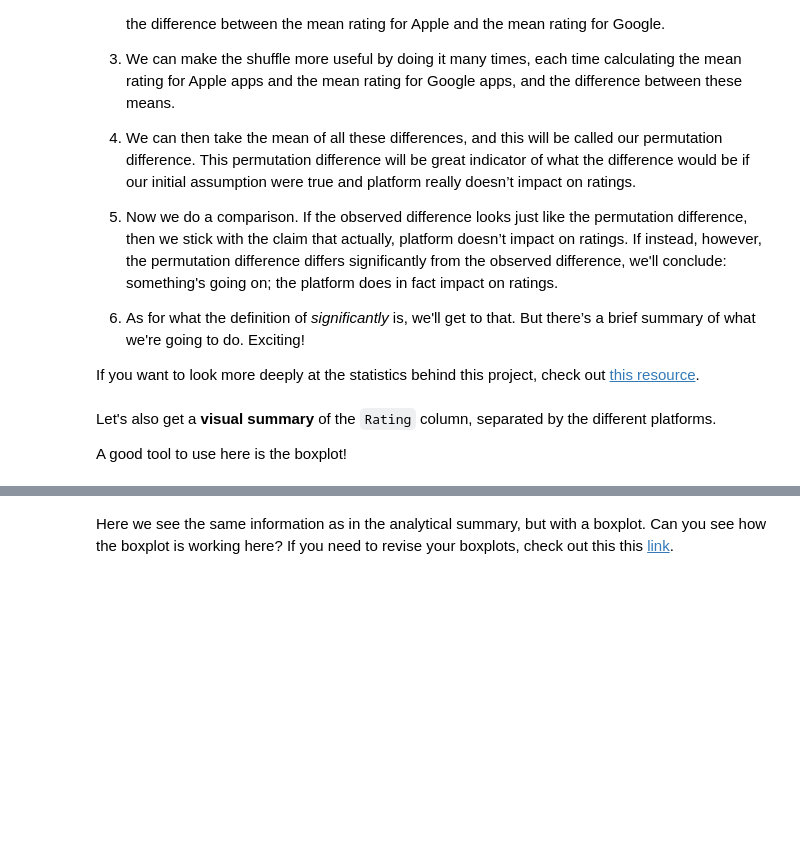
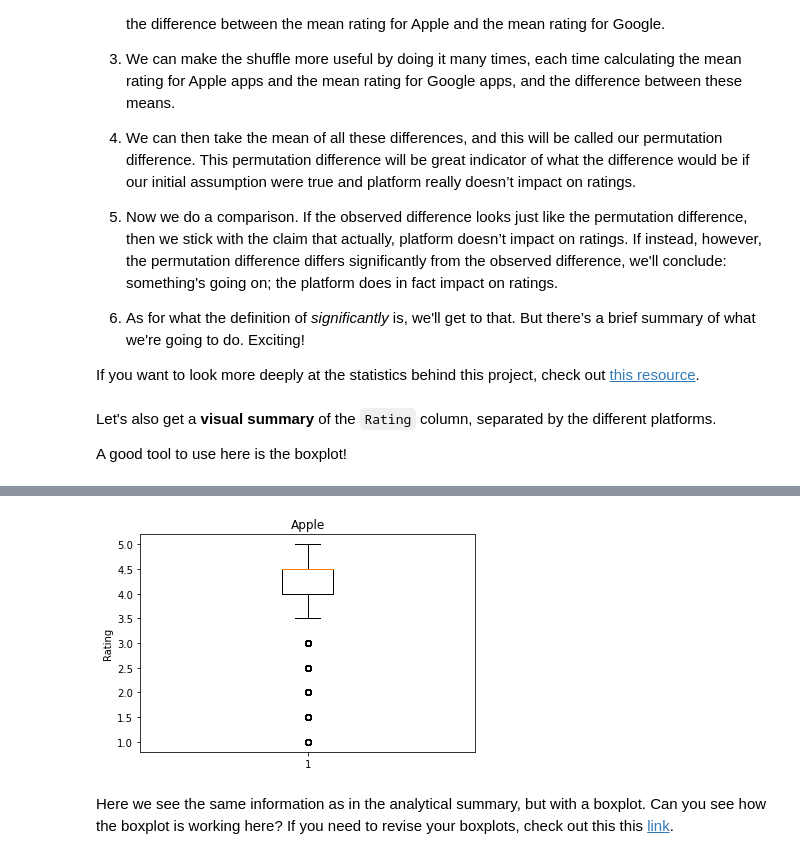
Before and after one commit to ixc9907/Springboard, a Jupyter notebook: Apps Case Study/Springboard Apps project - Tier 3 - Complete.ipynb, the cells around one changed output, grey strips where cells are left out. Drawn from its saved outputs; the diff is of its cells as text; code cells hidden in the pictures; blank space fills up the shorter version.

```diff
--- a/Apps Case Study/Springboard Apps project - Tier 3 - Complete.ipynb
+++ b/Apps Case Study/Springboard Apps project - Tier 3 - Complete.ipynb
@@ -288,3 +406,10 @@ _ _ _
+# %%
+plt.boxplot(df[df['platform'] == 'apple']['Rating'])
+plt.title('Apple')
+plt.ylabel('Rating')
+plt.show()
+# %% [output]
+[figure, added]
 # %% [markdown]
 Here we see the same information as in the analytical summary, but with a boxplot. Can you see how the boxplot is working here? If you need to revise your boxplots, check out this this [link](https://www.kaggle.com/ramamet4/app-store-apple-data-set-10k-apps).
 # %% [markdown]
```
Also changed, not shown: parts of 32 cells of this notebook.
